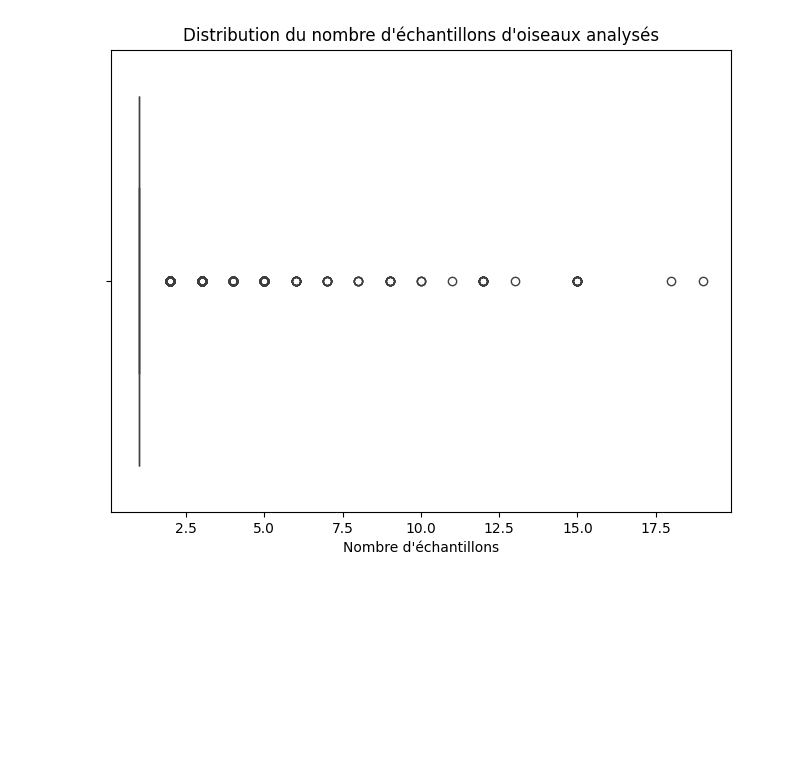
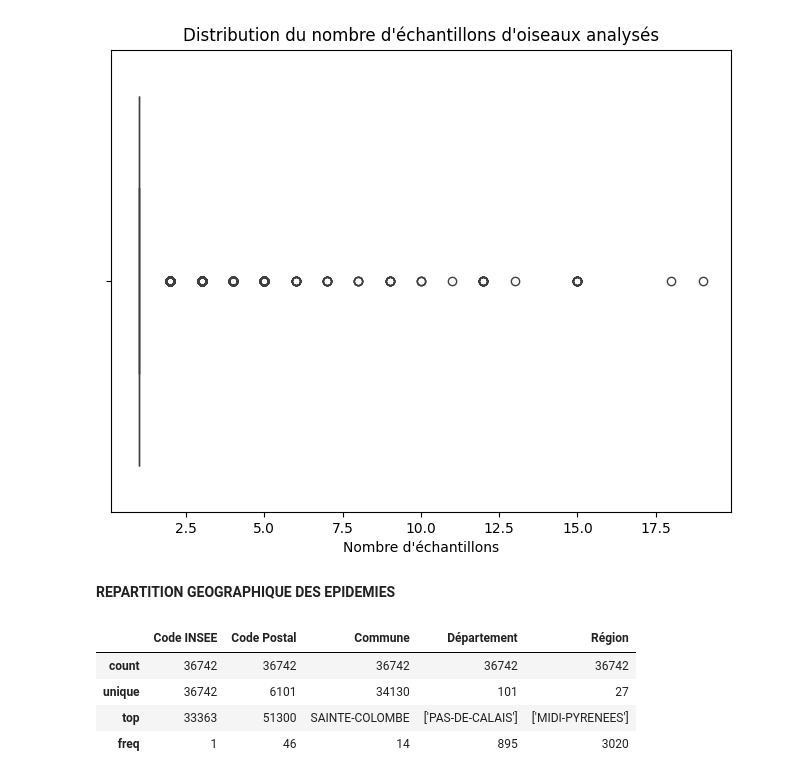
Before and after one commit to bavrillon/Avian-influenza, a Jupyter notebook: EDA.ipynb, the cells around one changed output. Cells and saved outputs as stored; diff of their text form; code cells hidden in the pictures; blank space fills up the shorter version.

```diff
--- a/EDA.ipynb
+++ b/EDA.ipynb
@@ -224,3 +237,14 @@ plt.xlabel("Nombre d'échantillons")
 plt.show()
 # %% [output]
 [figure]
+# %% [markdown]
+**REPARTITION GEOGRAPHIQUE DES EPIDEMIES**
+# %%
+df_bis = pd.read_csv('dataverse_files/Correspondance-code-insee-code-postal.csv',sep=';',encoding='latin-1')
+df_bis.describe()
+# %% [output]
+|  | Code INSEE | Code Postal | Commune | Département | Région |
+| count | 36742 | 36742 | 36742 | 36742 | 36742 |
+| unique | 36742 | 6101 | 34130 | 101 | 27 |
+| top | 33363 | 51300 | SAINTE-COLOMBE | ['PAS-DE-CALAIS'] | ['MIDI-PYRENEES'] |
+| freq | 1 | 46 | 14 | 895 | 3020 |
```
Also changed, not shown: parts of 8 cells of this notebook.
